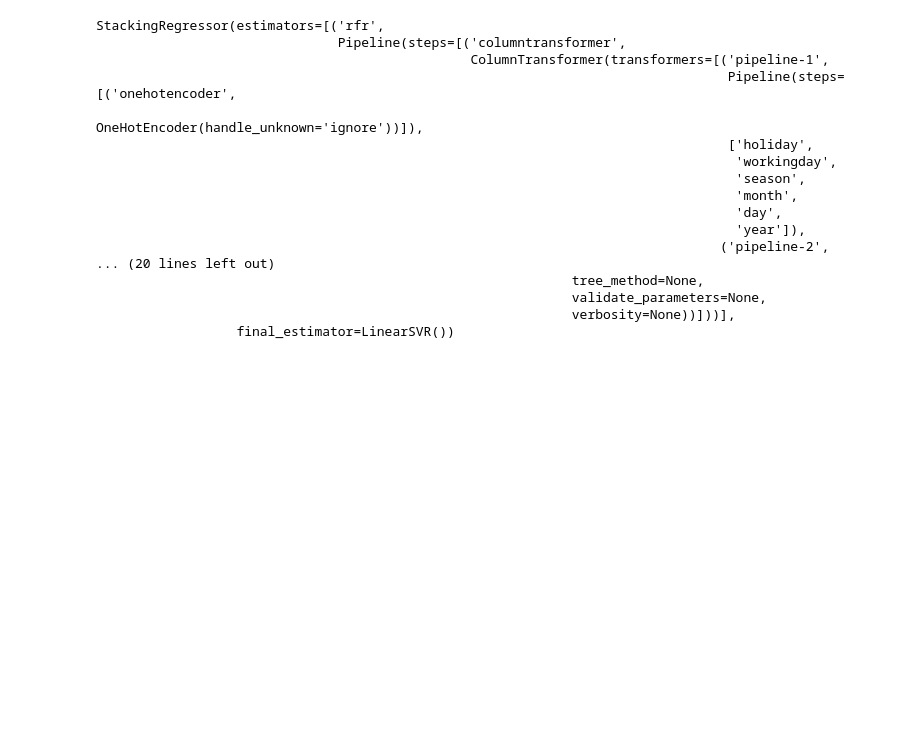
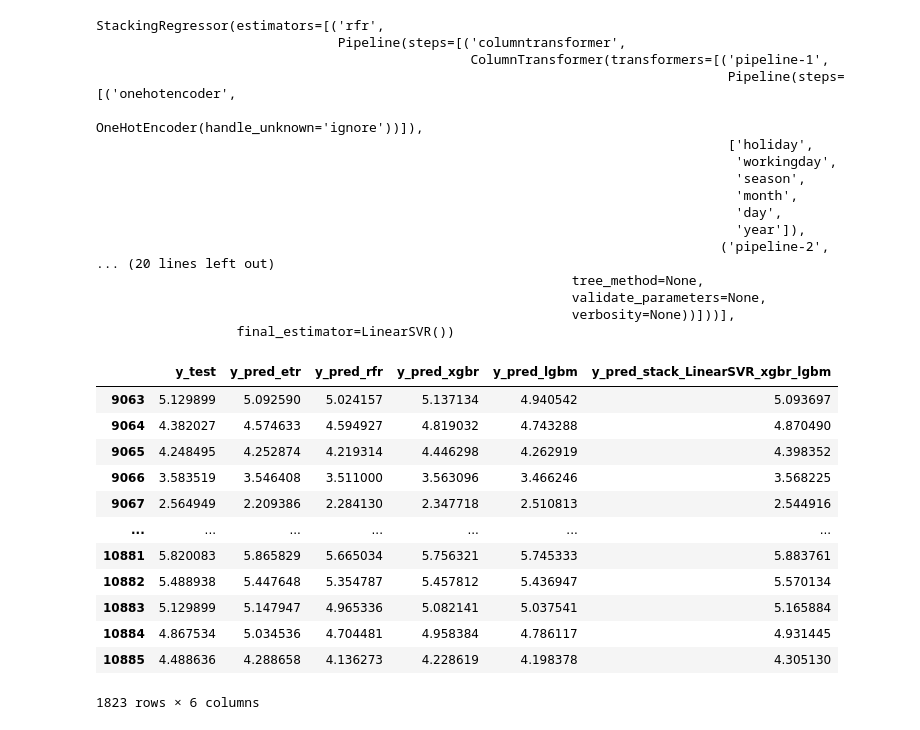
Before and after one commit to RudyBourez/Bike_Sharing_API, a Jupyter notebook: Modèles/Stacking_ML_no_weather.ipynb, the cells around one changed output. Cells and saved outputs as stored; diff of their text form; code cells hidden in the pictures; blank space fills up the shorter version.

```diff
--- a/Modèles/Stacking_ML_no_weather.ipynb
+++ b/Modèles/Stacking_ML_no_weather.ipynb
@@ -1127,3 +1127,27 @@ StackingRegressor(estimators=[('rfr',
 # %%
 # pickle.dump(model_3a_LinearSVR, open('models_lgbm_xgb_count.sav', 'wb'))
 # pickle.dump(model_D_LinearSVR, open('models_rfr_lgbm_xgb_count.sav', 'wb'))
+# %%
+plot_model = pd.DataFrame(data=y_test, columns=['y_test'])
+# plot_y_etr['y_test'] = y_test
+plot_model['y_test']=y_test
+plot_model['y_pred_etr']=y_pred_etr
+plot_model['y_pred_rfr']=y_pred_rfr
+plot_model['y_pred_xgbr']=y_pred_xgbr
+plot_model['y_pred_lgbm']=y_pred_lgbm
+plot_model['y_pred_stack_LinearSVR_xgbr_lgbm']=y_pred_3a_linearSVR
+plot_model
+# %% [output]
+|  | y_test | y_pred_etr | y_pred_rfr | y_pred_xgbr | y_pred_lgbm | y_pred_stack_LinearSVR_xgbr_lgbm |
+| 9063 | 5.129899 | 5.092590 | 5.024157 | 5.137134 | 4.940542 | 5.093697 |
+| 9064 | 4.382027 | 4.574633 | 4.594927 | 4.819032 | 4.743288 | 4.870490 |
+| 9065 | 4.248495 | 4.252874 | 4.219314 | 4.446298 | 4.262919 | 4.398352 |
+| 9066 | 3.583519 | 3.546408 | 3.511000 | 3.563096 | 3.466246 | 3.568225 |
+| 9067 | 2.564949 | 2.209386 | 2.284130 | 2.347718 | 2.510813 | 2.544916 |
+| ... | ... | ... | ... | ... | ... | ... |
+| 10881 | 5.820083 | 5.865829 | 5.665034 | 5.756321 | 5.745333 | 5.883761 |
+| 10882 | 5.488938 | 5.447648 | 5.354787 | 5.457812 | 5.436947 | 5.570134 |
+| 10883 | 5.129899 | 5.147947 | 4.965336 | 5.082141 | 5.037541 | 5.165884 |
+| 10884 | 4.867534 | 5.034536 | 4.704481 | 4.958384 | 4.786117 | 4.931445 |
+| 10885 | 4.488636 | 4.288658 | 4.136273 | 4.228619 | 4.198378 | 4.305130 |
+1823 rows × 6 columns
```
Also changed, not shown: parts of 1 cell of this notebook, 3 other files.
